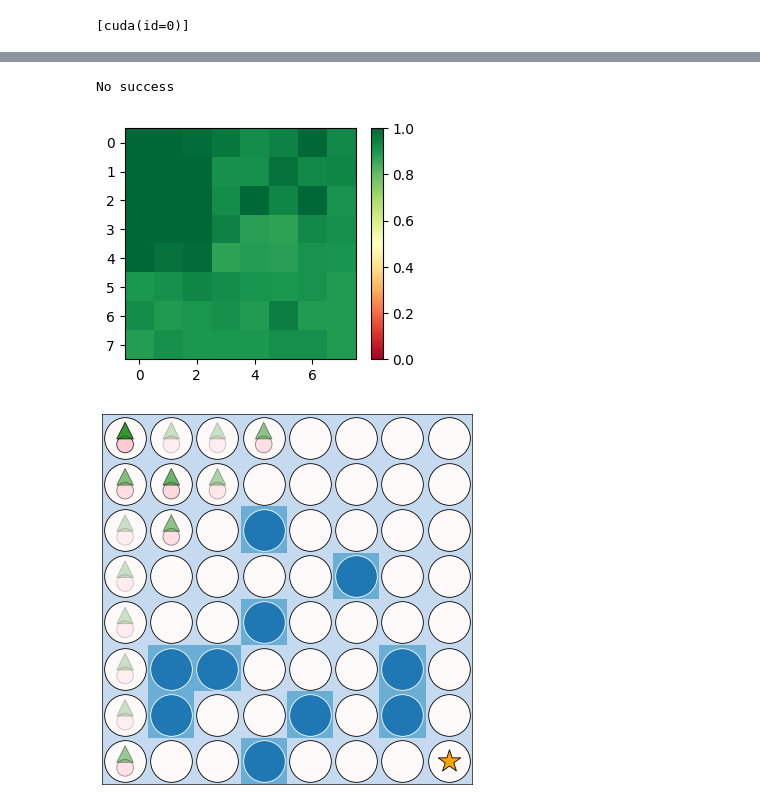
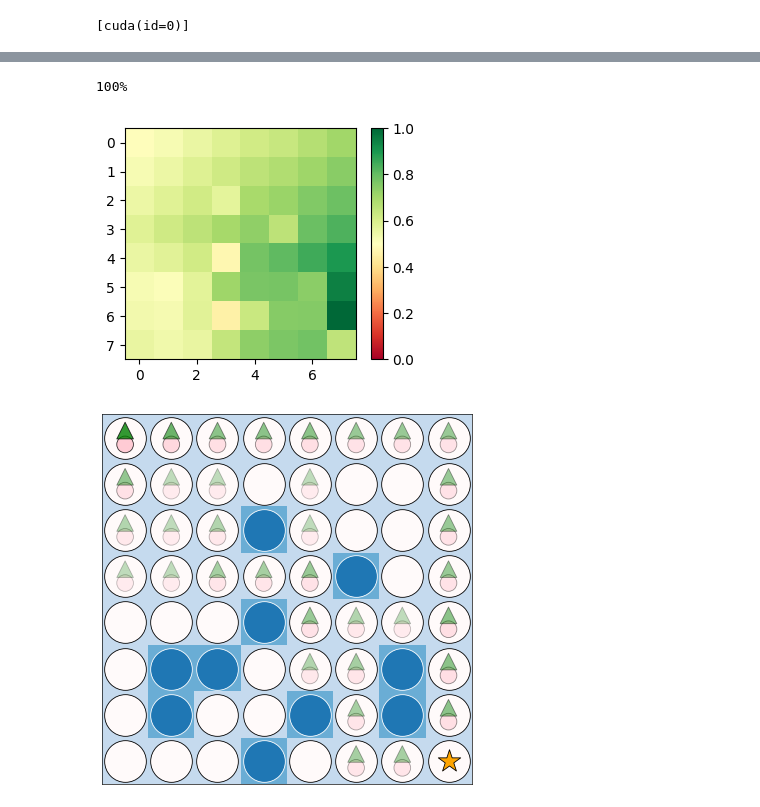
Before and after one commit to davidesartor/MANGO-lite, a Jupyter notebook: jax/test.ipynb, the cells around one changed output, grey strips where cells are left out. Saved outputs shown, nothing was run; the diff lists cells and outputs as text; code cells hidden in the pictures.

```diff
--- a/jax/test.ipynb
+++ b/jax/test.ipynb
@@ -25,7 +25,7 @@ import qlearning
 import plotting
 # %%
 seed = 42
-map_size = 4
+map_size = 8
 
 # hyperparams
 # lr fixed to 1e-3
@@ -39,7 +39,7 @@ eps_annealing = optax.cosine_decay_schedule(1.0, train_iter * n_rollouts // 2, 0
 env = frozen_lake.FrozenLake((map_size, map_size))
 qnet = utils.ConvNet(hidden=[2 * map_size] * int(jnp.log2(map_size)), out=4)
 rollout = utils.get_rollout_fn(env, utils.eps_greedy_policy(qnet.apply))
-replay_buffer = utils.ReplayBuffer(memory_size=1024 * 16, batch_size=rollout_length)
+replay_buffer = utils.ReplayBuffer()
 # %%
 def initialize_state(rng_key: jax.Array):
     rng_env_init, rng_env_reset, rng_qnet = jax.random.split(rng_key, 3)
@@ -49,23 +49,21 @@ def initialize_state(rng_key: jax.Array):
     qnet_params = qnet.init(rng_qnet, env_obs)
     train_state = qlearning.DDQNTrainState.create(apply_fn=qnet.apply, params=qnet_params)
 
-    init_transitions = rollout(env_params, train_state.params, 1.0, rng_key, 4)
+    init_transitions = rollout(env_params, train_state.params, 1.0, rng_key, rollout_length)
     buffer_state = replay_buffer.init(init_transitions)
     return env_params, train_state, buffer_state
 
 
 def run_sim(rng_key: jax.Array):
     rng_init, rng_loop = jax.random.split(rng_key)
-
     env_params, train_state, buffer_state = initialize_state(rng_init)
 
-    @partial(jax.jit, donate_argnames=["carry"])
     def loop_body(carry, rng_key):
         train_state, buffer_state = carry
 
         # bind progress bar update host callback to rng_key split
-        rng_expl, rng_eval = host_callback.id_tap(
-            lambda a, t: pbar.update(1), jax.random.split(rng_key)
+        rng_expl, rng_train, rng_eval = host_callback.id_tap(
+            lambda a, t: pbar.update(1), jax.random.split(rng_key, 3)
         )
 
         # exploration rollout
@@ -79,8 +77,10 @@ def run_sim(rng_key: jax.Array):
         buffer_state = replay_buffer.push(buffer_state, expl_transitions)
 
         # policy training
-        for _ in range(train_iter):
-            train_transitions = replay_buffer.sample(buffer_state)
+        for rng_sample in jax.random.split(rng_train, train_iter):
+            train_transitions = replay_buffer.sample(
+                buffer_state, rng_sample, batch_size=rollout_length
+            )
             grads = train_state.td_gradient(train_transitions)
             train_state = train_state.apply_updates(grads)
 
@@ -95,7 +95,7 @@ def run_sim(rng_key: jax.Array):
         return (train_state, buffer_state), (eval_transitions.reward, eval_transitions.done)
 
     pbar = tqdm(total=n_rollouts)
-    train_state, eval = jax.lax.scan(
+    (train_state, buffer_state), eval = jax.lax.scan(
         loop_body,
         (train_state, buffer_state),
         jax.random.split(rng_loop, n_rollouts),
@@ -125,18 +133,18 @@ for r, n in zip(rewards.sum(axis=-1), done.sum(axis=-1)):
 # %%
-env_params, env_obs = initialize_env(rng_key)
+env_params, _, _ = initialize_state(rng_key)
 get_qval = lambda p, o: jax.vmap(qnet.apply, in_axes=(0, None))(p, o).mean(axis=0)
 
 batch_rollout = jax.vmap(partial(rollout, env_params, rng_key=rng_key, epsilon=0.0, n_steps=30))
 transitions = batch_rollout(train_state.params)
 transitions = jax.tree_map(lambda x: x.reshape(-1, *x.shape[2:]), transitions)
 
 plotting.plot_qvals(env, env_params, get_qval, train_state.params)
 plotting.render(transitions.env_state, env_params)
 if transitions.done.sum() > 0:
     print(f"{int(100*transitions.reward.sum()/transitions.done.sum())}%")
 else:
     print("No success")
 # %% [output]
-No success
+100%
-[figure, old version]
+[figure, new version]
-[figure, old version]
+[figure, new version]
```
Also changed, not shown: parts of 2 cells of this notebook, 2 other files.
